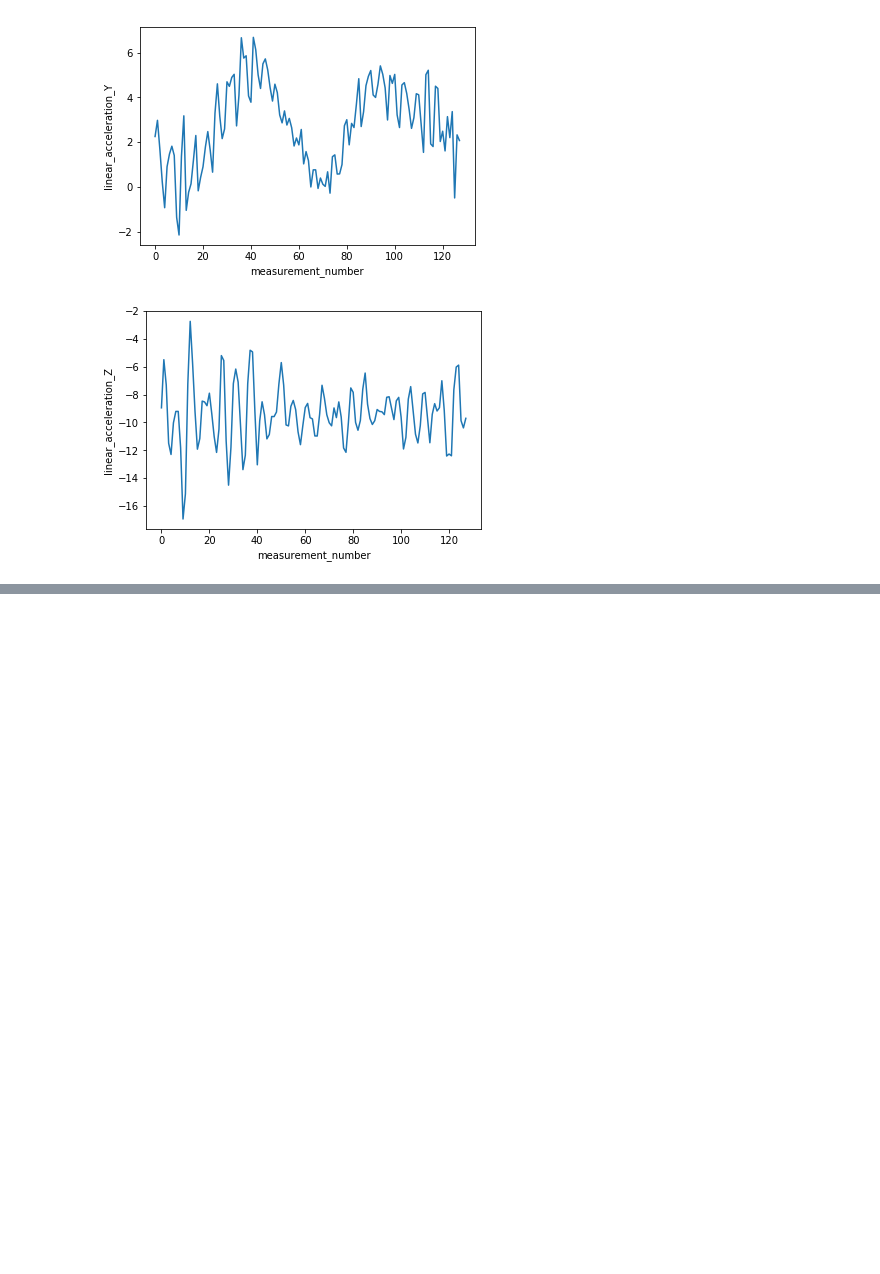
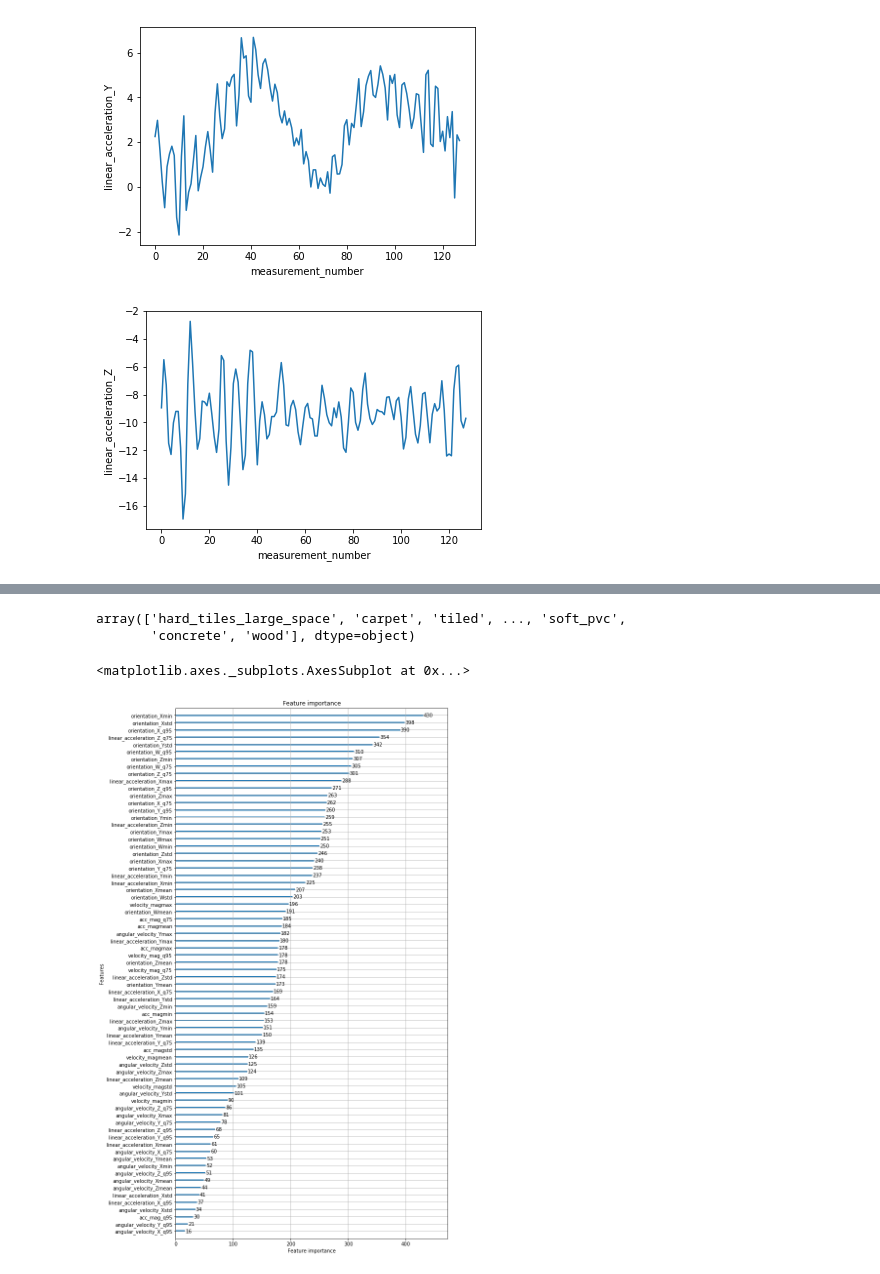
Before and after one commit to Adrian-Salazar411/Kaggle-Career-Con-Competition, a Jupyter notebook: Kaggle-Career-Con.ipynb, the cells around one changed output, grey strips where cells are left out. Cells and saved outputs as stored; diff of their text form; code cells hidden in the pictures; blank space fills up the shorter version.

```diff
--- a/Kaggle-Career-Con.ipynb
+++ b/Kaggle-Career-Con.ipynb
@@ -66,6 +61,7 @@ def df_transform(df):
             train_df.loc[i, col + 'min'] = np.min(df.loc[df['series_id'] == i, col])
             train_df.loc[i, col + 'std'] = np.std(df.loc[df['series_id'] == i, col])
             train_df.loc[i, col + 'std'] = np.min(df.loc[df['series_id'] == i, col])/np.max(df.loc[df['series_id'] == i, col])
+            train_df = train_df.drop('series_id', axis =1)
     return train_df
 # %%
 train_df = df_transform(x_train)
@@ -88,4 +95,4 @@ params['num_leaves'] = 15
 params['min_data'] = 50
 params['max_depth'] = 10
 params['num_classes'] = len(y_train['surface'])
-#clf = lgb.train(params, d_train, 100)
+clf = lgb.train(params, d_train, 100)
@@ -137,0 +153,6 @@ num_boost_rounds_lgb = len(cv_results['multi_logloss-mean'])
+# %%
+predict = LE.inverse_transform(predictions)
+predict
+# %% [output]
+array(['hard_tiles_large_space', 'carpet', 'tiled', ..., 'soft_pvc',
+       'concrete', 'wood'], dtype=object)
@@ -137,0 +163,5 @@ num_boost_rounds_lgb = len(cv_results['multi_logloss-mean'])
+# %%
+lgb.plot_importance(clf,figsize = (10,20))
+# %% [output]
+<matplotlib.axes._subplots.AxesSubplot at 0x...>
+[figure, added]
```
Also changed, not shown: parts of 14 cells of this notebook.
